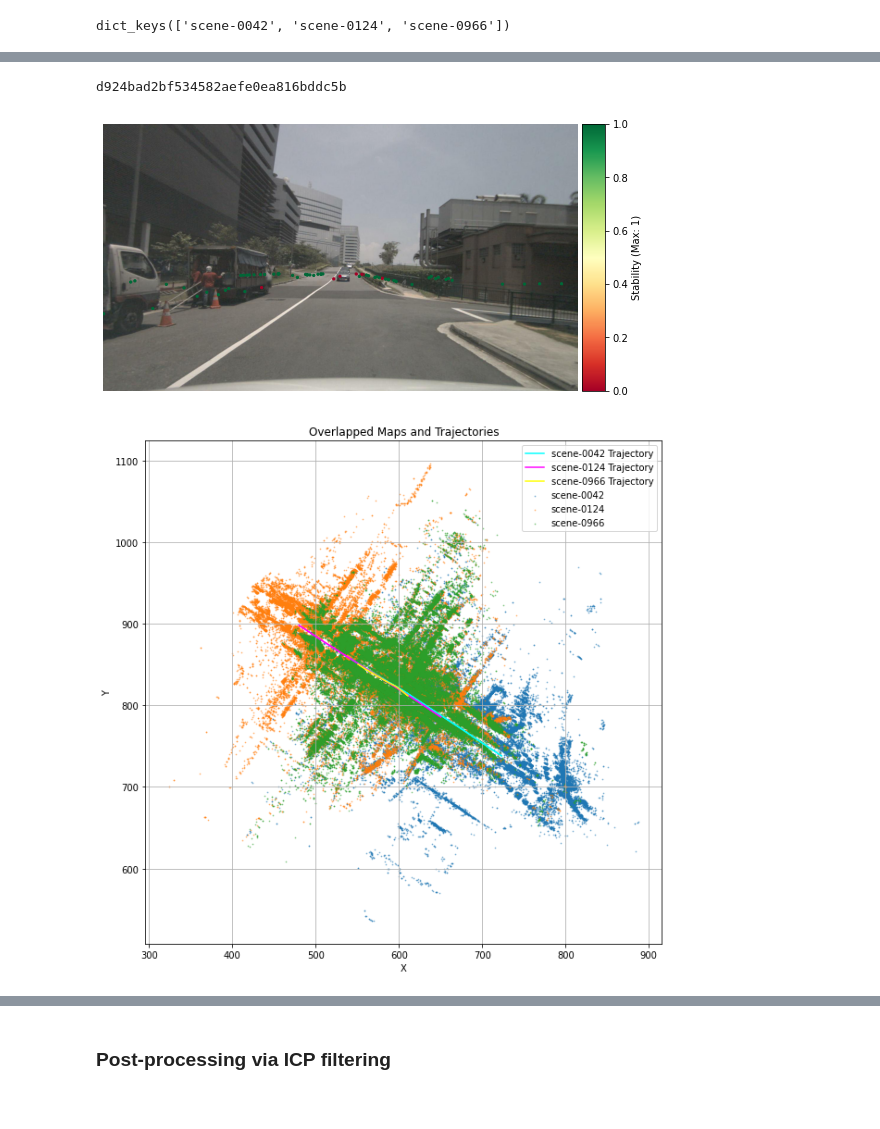
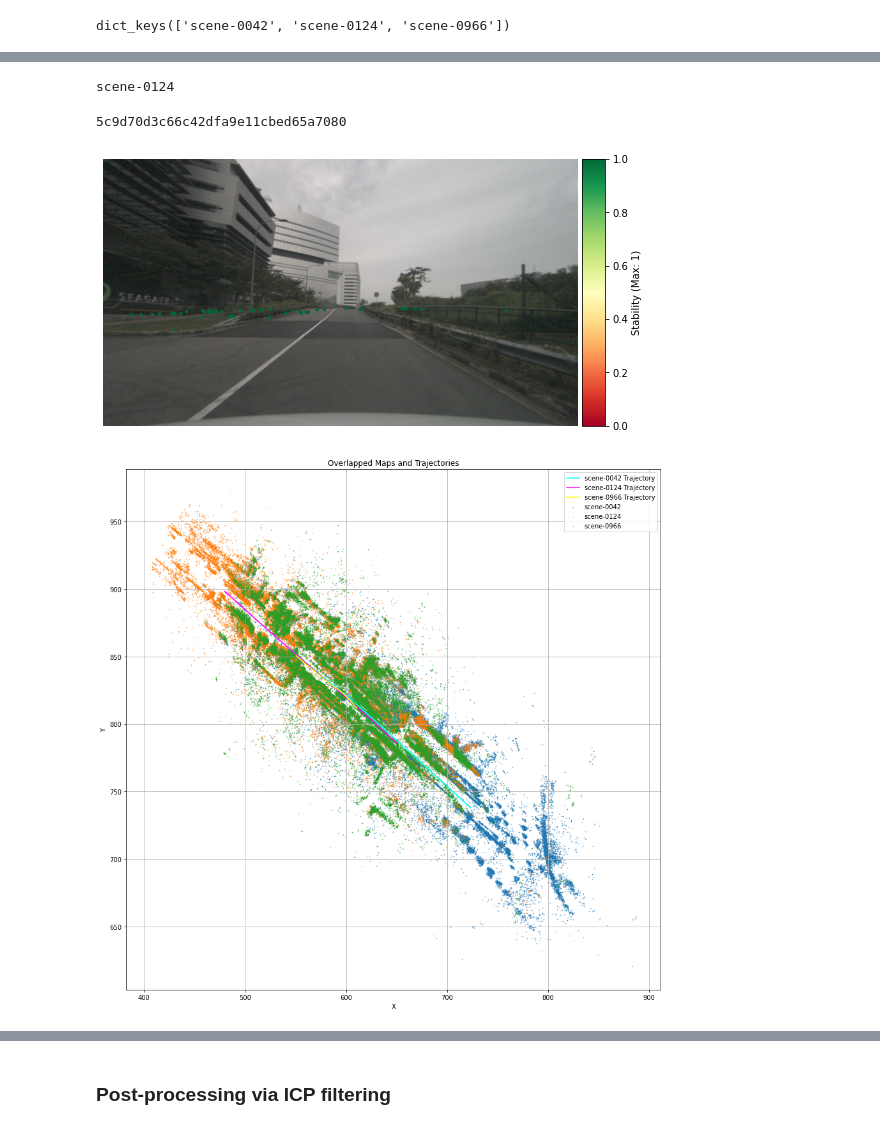
Before and after one commit to umairkhawaja/radar_auto_labeler, a Jupyter notebook: notebooks/test_pipeline.ipynb, the cells around one changed output, grey strips where cells are left out. Drawn from its saved outputs; the diff is of its cells as text; code cells hidden in the pictures.

```diff
--- a/notebooks/test_pipeline.ipynb
+++ b/notebooks/test_pipeline.ipynb
@@ -121,7 +121,7 @@ scene_poses = {name: dl.global_poses for name,dl in dataloaders.items()}
 # scene_maps = {name : np.vstack(pcls) for name,pcls in global_scene_pointclouds.items()}
 # scene_dpr_masks = {name : np.hstack(masks) for name,masks in inliers_dict.items()}
 # %%
-scene_pointclouds_dpr_masks, global_scene_pointclouds = remove_dynamic_points(scene_pointclouds, scene_calibs, scene_poses, SENSORS, filter_sensors=True, dpr_thresh=0.15, save_vis=False)
+scene_pointclouds_dpr_masks, global_scene_pointclouds = remove_dynamic_points(scene_pointclouds, scene_calibs, scene_poses, SENSORS, filter_sensors=True, dpr_thresh=DPR_THRESH, save_vis=False)
 # %%
 scene_dpr_masks = {name : np.hstack(masks) for name,masks in scene_pointclouds_dpr_masks.items()}
 scene_maps = {name : np.vstack(pcls) for name,pcls in global_scene_pointclouds.items()}
@@ -158,31 +158,36 @@ for name in scene_maps:
     dpr_sps_pcl = np.hstack((map_pcl, np.array(indices).astype(np.int).reshape(-1, 1)))
     dpr_sps_maps[name] = dpr_sps_pcl
 # %%
-scene_name='scene-0966'
+scene_name= list(scene_maps.keys())[1]
+print(scene_name)
 dataset_sequence = dataloaders[scene_name]
 sample_token = dataset_sequence.scene['first_sample_token']
 sample = nuscenes_exp[ref_split].get('sample', sample_token)
+# %% [output]
+scene-0124
 # %%
 sample_token = sample['next']
 if sample_token:
     sample = nuscenes_exp[ref_split].get('sample', sample_token)
 print(sample_token)
 # %% [output]
-d924bad2bf534582aefe0ea816bddc5b
+5c9d70d3c66c42dfa9e11cbed65a7080
 # %%
+viewpoint = [('RADAR_FRONT', 'CAM_FRONT'), ('RADAR_BACK_LEFT', 'CAM_BACK')]
+vidx = 1
 render_pointcloud_in_image(
     nuscenes_exp[ref_split],
     dpr_sps_maps[scene_name],
     sample['token'],
-    pointsensor_channel='RADAR_BACK_RIGHT',
-    camera_channel='CAM_BACK'
+    pointsensor_channel=viewpoint[vidx][0],
+    camera_channel=viewpoint[vidx][1]
 )
 # %% [output]
-[figure, old version]
+[figure, new version]
 # %%
 plot_maps(scene_maps=scene_maps, poses=scene_poses, zoom_level=-1)
 # %% [output]
-[figure, old version]
+[figure, new version]
 # %%
 plot_maps(scene_maps=static_scene_maps, poses=scene_poses, zoom_level=-1)
 # %% [output]
```
Also changed, not shown: parts of 18 cells of this notebook, 2 other files.
